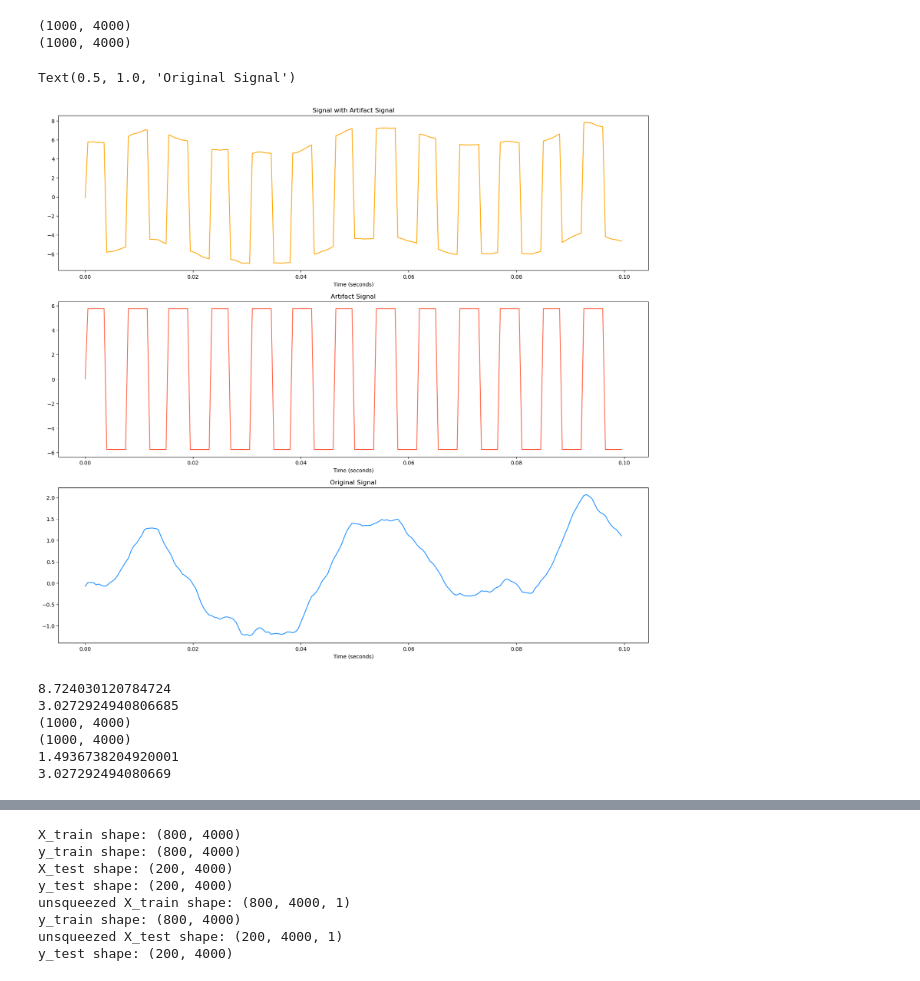
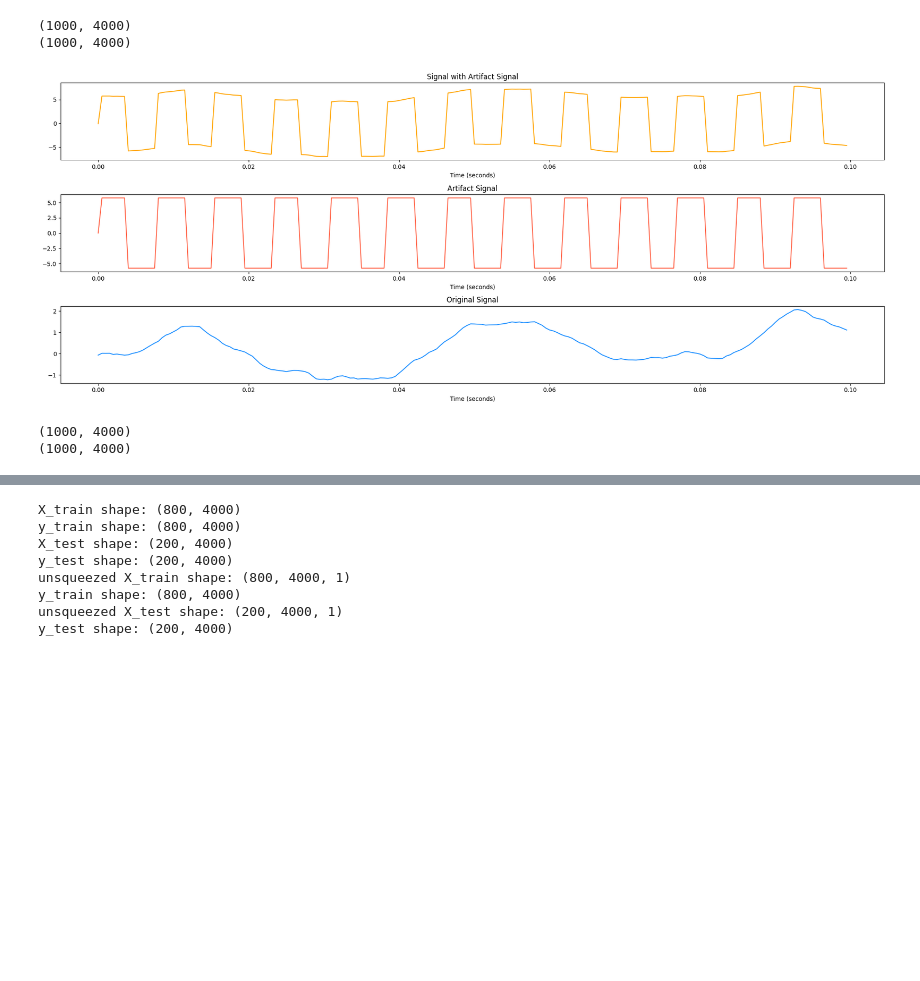
Before and after one commit to RyuKyungchan/UGRP, a Jupyter notebook: DNN_SAC/LSTM/LSTM_v2.ipynb, the cells around one changed output, grey strips where cells are left out. Saved outputs shown, nothing was run; the diff lists cells and outputs as text; code cells hidden in the pictures; blank space fills up the shorter version.

```diff
--- a/DNN_SAC/LSTM/LSTM_v2.ipynb
+++ b/DNN_SAC/LSTM/LSTM_v2.ipynb
@@ -30,46 +30,39 @@ print(sig.shape)
 # %%
 t = np.linspace(0, 2, num=4000)
 
-plt.figure(figsize=(20,18))
+plt.figure(figsize=(20,8))
 plt.subplot(3, 1, 1)
 plt.plot(t[:200], sig_with_artifact[0][:200], color='orange')
 plt.xlabel("Time (seconds)")
 plt.title('Signal with Artifact Signal')
 
 plt.subplot(3, 1, 2)
 plt.plot(t[:200], artifact[0][:200], color='tomato')
 plt.xlabel("Time (seconds)")
 plt.title('Artifact Signal')
 
 plt.subplot(3, 1, 3)
 plt.plot(t[:200], sig[0][:200], color='dodgerblue')
 plt.xlabel("Time (seconds)")
 plt.title('Original Signal')
+
+plt.tight_layout()
 # %% [output]
-Text(0.5, 1.0, 'Original Signal')
-[figure, old version]
+[figure, new version]
-# %%
-print(max(sig_with_artifact[0]))
-print(max(sig[0]))
-# StandardScaler
-scaler = StandardScaler()
-
-sig_with_artifact = scaler.fit_transform(sig_with_artifact.T)
-sig = scaler.fit_transform(sig.T)
-
-sig_with_artifact = sig_with_artifact.T
-sig = sig.T
-print(sig_with_artifact.shape)
-print(sig.shape)
-print(max(sig_with_artifact[0]))
-print(max(sig[0]))
-# %% [output]
-8.724030120784724
-3.0272924940806685
-(1000, 4000)
-(1000, 4000)
-1.4936738204920001
-3.027292494080669
+# %%
+scaler = StandardScaler()
+
+X = scaler.fit_transform(sig_with_artifact.T)
+y = (sig.T-scaler.mean_)/np.sqrt(scaler.var_) # X와 동일한 평균, 표준 편차로 scaling
+
+X = X.transpose()
+y = y.transpose()
+
+print(X.shape)
+print(y.shape)
+# %% [output]
+(1000, 4000)
+(1000, 4000)
 # %%
 plt.figure(figsize=(20, 3))
 plt.plot(t, artifact[0], label='Artifact Signal', color='tomato', alpha=1, linewidth=0.7)
```
Also changed, not shown: parts of 8 cells of this notebook.
